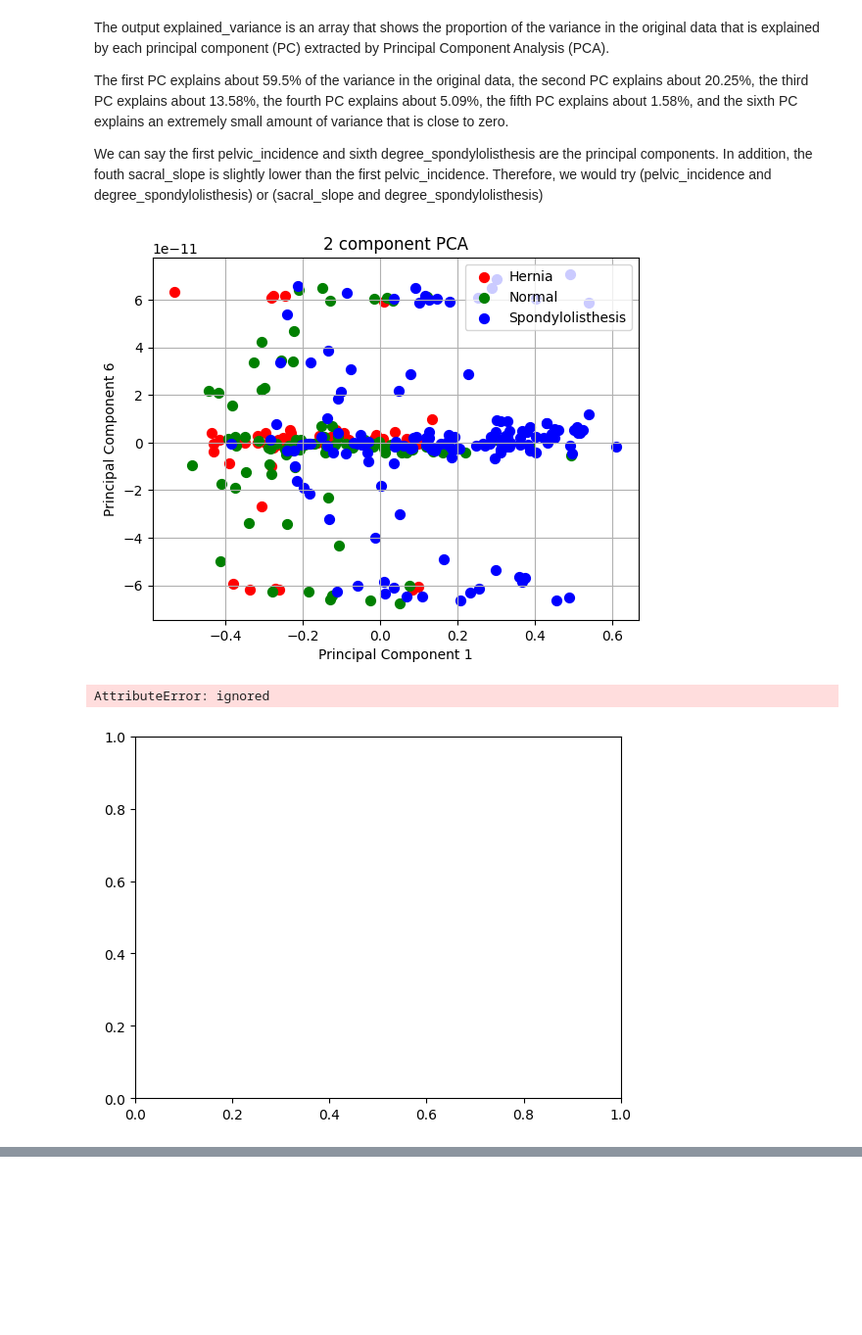
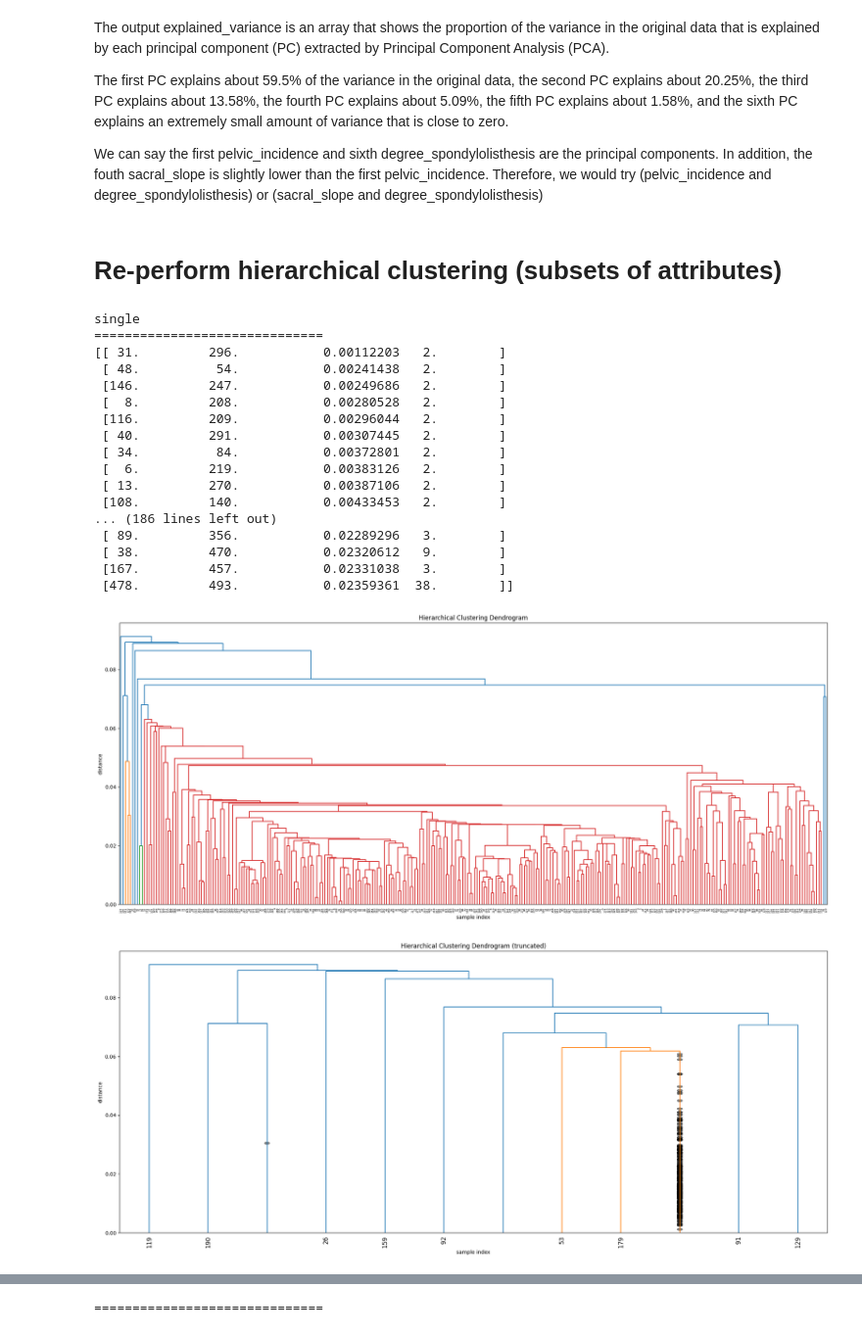
Before and after one commit to cityu-assignment/CS3481-assignment3, a Jupyter notebook: cs3481_asm.ipynb, the cells around one changed output, grey strips where cells are left out. Shown at 98% size. Cells and saved outputs as stored; diff of their text form; code cells hidden in the pictures; blank space fills up the shorter version.

```diff
--- a/cs3481_asm.ipynb
+++ b/cs3481_asm.ipynb
@@ -135,14 +139,18 @@ all_z = []
 # %% [markdown]
 # Def Function
 # %%
+np.set_printoptions(suppress=True)
+
 # Method: 'single', 'complete', 'average
-def constructClustering():
+def constructClustering(data):
   for i in ['single', 'complete', 'average']:
-      Z = linkage(X, i)
+      Z = linkage(data, i)
 
       print(i)
       print("="*30)
+
       print(Z[:200])
+
       plotClustering(Z)
       plotTruncatedClustering(Z)
       print("="*30)
@@ -368,38 +418,29 @@ The output explained_variance is an array that shows the proportion of the varia
 The first PC explains about 59.5% of the variance in the original data, the second PC explains about 20.25%, the third PC explains about 13.58%, the fourth PC explains about 5.09%, the fifth PC explains about 1.58%, and the sixth PC explains an extremely small amount of variance that is close to zero.
 
 We can say the first pelvic_incidence and sixth degree_spondylolisthesis are the principal components. In addition, the fouth sacral_slope is slightly lower than the first pelvic_incidence. Therefore, we would try (pelvic_incidence and degree_spondylolisthesis) or (sacral_slope and degree_spondylolisthesis)
-# %%
-fig = plt.figure()
-ax = fig.add_subplot(1,1,1)
-ax.set_xlabel('Principal Component 1')
-ax.set_ylabel('Principal Component 6')
-ax.set_title('2 component PCA')
-targets = ['Hernia', 'Normal', 'Spondylolisthesis']
-colors = ['r', 'g', 'b']
-for target, color in zip(targets,colors):
- indicesToKeep = x_pca['target'] == target
- ax.scatter(x_pca.loc[indicesToKeep, 'pelvic_incidence']
- , x_pca.loc[indicesToKeep, 'degree_spondylolisthesis']
- , c = color
- , s = 50)
-ax.legend(targets)
-ax.grid()
-plt.show()
-
-# for target, color in zip(targets,colors):
-#  indicesToKeep = x_pca['target'] == target
-#  ax.scatter(x_pca.loc[indicesToKeep, 'sacral_slope']
-#  , x_pca.loc[indicesToKeep, 'degree_spondylolisthesis']
-#  , c = color
-#  , s = 50)
-# ax.legend(targets)
-# ax.grid()
-# plt.show()
-# %% [output]
-[figure, removed]
-# %%
-for z in all_z:
-  plotSubsetAttributeClustering(z, 'pelvic_incidence', 'degree_spondylolisthesis')
-# %% [output]
-AttributeError: ignored
-[figure, removed]
+# %%
+subset_attr = x_pca[['pelvic_incidence', 'sacral_slope']]
+# %% [markdown]
+# Re-perform hierarchical clustering (subsets of attributes)
+# %%
+constructClustering(subset_attr)
+# %% [output]
+single
+==============================
+[[ 31.         296.           0.00112203   2.        ]
+ [ 48.          54.           0.00241438   2.        ]
+ [146.         247.           0.00249686   2.        ]
+ [  8.         208.           0.00280528   2.        ]
+ [116.         209.           0.00296044   2.        ]
+ [ 40.         291.           0.00307445   2.        ]
+ [ 34.          84.           0.00372801   2.        ]
+ [  6.         219.           0.00383126   2.        ]
+ [ 13.         270.           0.00387106   2.        ]
+ [108.         140.           0.00433453   2.        ]
+... (186 lines left out)
+ [ 89.         356.           0.02289296   3.        ]
+ [ 38.         470.           0.02320612   9.        ]
+ [167.         457.           0.02331038   3.        ]
+ [478.         493.           0.02359361  38.        ]]
+[figure, added]
+[figure, added]
@@ -405,0 +485 @@ AttributeError: ignored
+==============================
```
Also changed, not shown: parts of 18 cells of this notebook.
